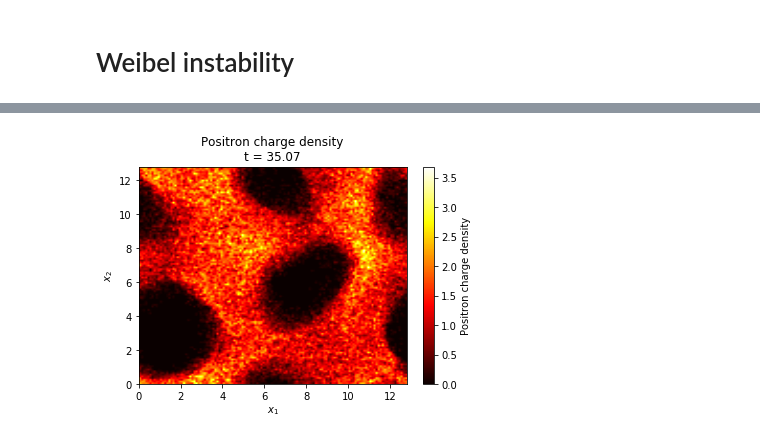
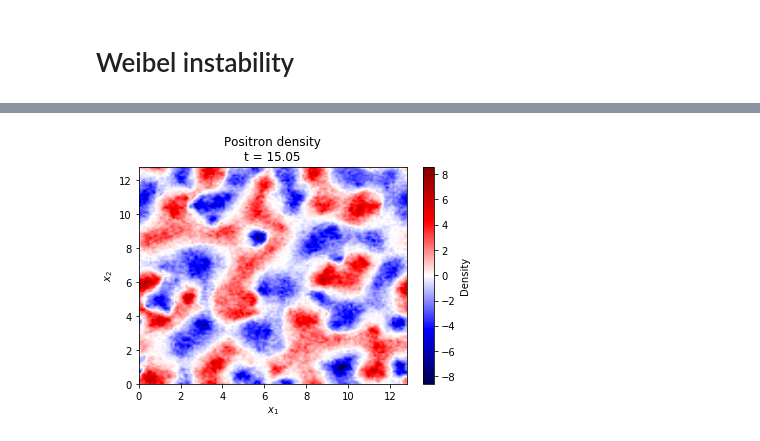
Before and after one commit to ricardo-fonseca/zpic, a Jupyter notebook: python/Weibel.ipynb, the cells around one changed output, grey strips where cells are left out. Saved outputs shown, nothing was run; the diff lists cells and outputs as text; code cells hidden in the pictures.

```diff
--- a/python/Weibel.ipynb
+++ b/python/Weibel.ipynb
@@ -56,0 +5,16 @@ plt.show()
+# %%
+import em2d as zpic
+
+eup = zpic.Species( "electrons up", -1.0, ppc = [2,2],
+                          ufl = [0.0,0.0,0.6], uth = [0.1,0.1,0.1] )
+pup = zpic.Species( "positrons up", +1.0, ppc = [2,2],
+                          ufl = [0.0,0.0,0.6], uth = [0.1,0.1,0.1] )
+edown = zpic.Species( "electrons down", -1.0, ppc = [2,2],
+                          ufl = [0.0,0.0,-0.6], uth = [0.1,0.1,0.1] )
+pdown = zpic.Species( "positrons down", +1.0, ppc = [2,2],
+                          ufl = [0.0,0.0,-0.6], uth = [0.1,0.1,0.1] )
+
+dt = 0.07
+
+sim = zpic.Simulation( nx = [128,128], box = [12.8,12.8], dt = dt,
+                       species = [eup,pup,edown,pdown] )
@@ -81,20 +131,19 @@ Besides the raw simulation data, we can also access diagnostic data that needs t
 # %%
 import matplotlib.pyplot as plt
 
-charge = positrons.charge()
 
 range = [[0,sim.box[0]],[0,sim.box[1]]]
 
+plt.imshow( pup.charge() - pdown.charge(), interpolation = 'bilinear', origin = 'lower',
+          extent = ( range[0][0], range[0][1], range[1][0], range[1][1] ),
+          aspect = 'auto', cmap = 'seismic',clim = (-8.6,8.6))
 
-plt.imshow( charge, interpolation = 'bilinear', origin = 'lower',
-          extent = ( range[0][0], range[0][1], range[1][0], range[1][1] ),
-          aspect = 'auto', cmap = 'hot')
+plt.colorbar().set_label('Density')
 
-plt.colorbar().set_label('Positron charge density')
 plt.xlabel("$x_1$")
 plt.ylabel("$x_2$")
-plt.title("Positron charge density\nt = {:g}".format(sim.t))
+plt.title("Positron density\nt = {:g}".format(sim.t))
 
 plt.show()
 # %% [output]
-[figure, old version]
+[figure, new version]
```
Also changed, not shown: parts of 16 cells of this notebook, 13 other files.
